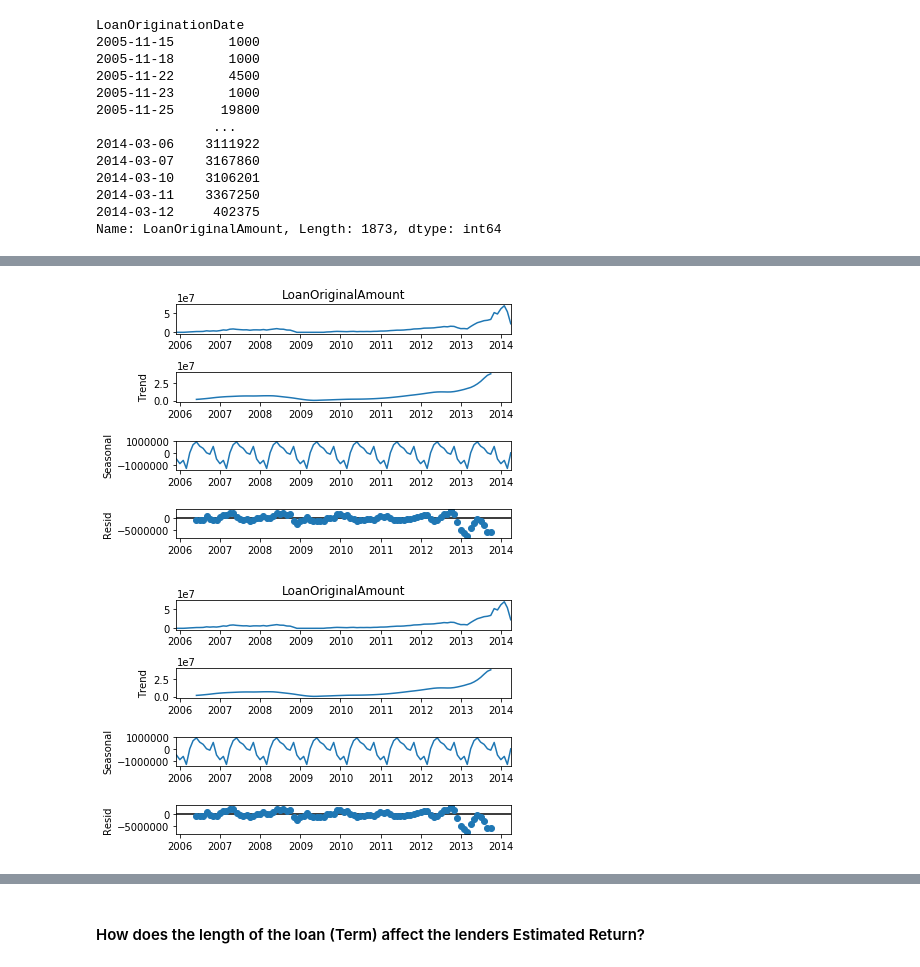
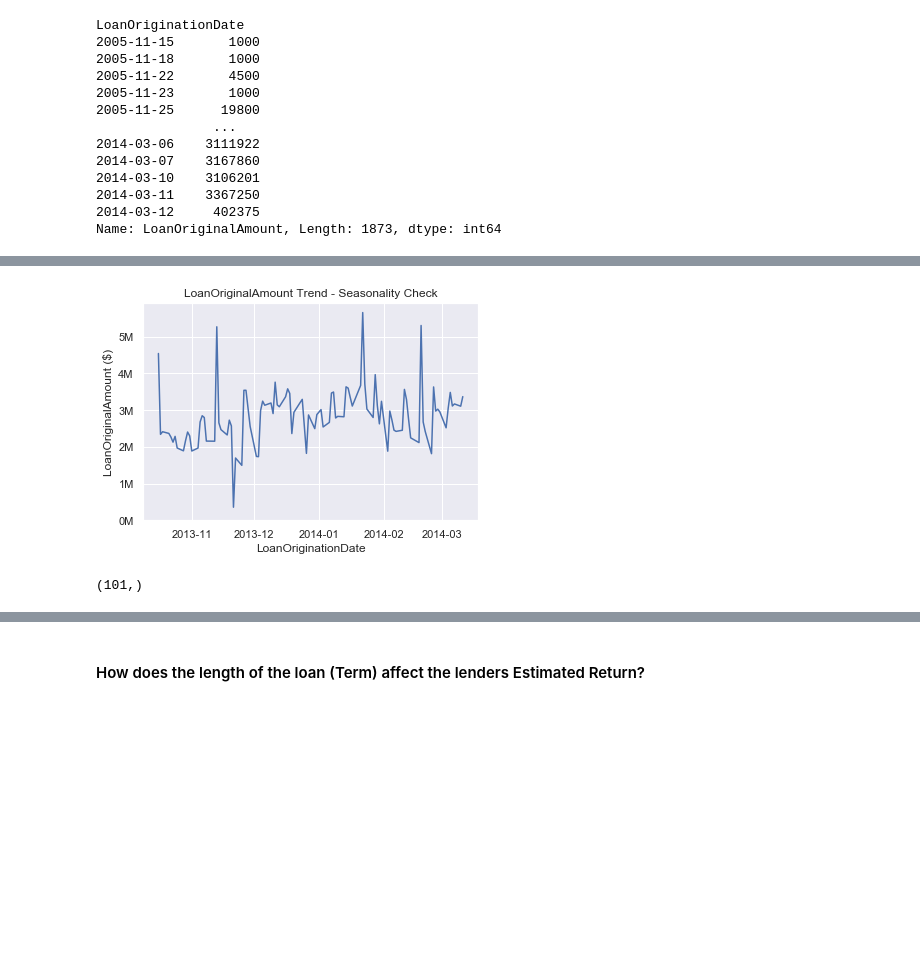
Before and after one commit to Jinning-beep/Udacity_data_analyst_projects, a Jupyter notebook: Project 5/exploratory_act.ipynb, the cells around one changed output, grey strips where cells are left out. Saved outputs shown, nothing was run; the diff lists cells and outputs as text; code cells hidden in the pictures; blank space fills up the shorter version.

```diff
--- a/Project 5/exploratory_act.ipynb
+++ b/Project 5/exploratory_act.ipynb
@@ -211,12 +216,19 @@ sub_df_agg.plot.line(x = 'LoanOriginationDate',y = sub_df_agg.values);
+# %%
+#check seasonality
+sns.lineplot(x = sub_df_agg[-100:-1].index,y = sub_df_agg[-100:-1].values,);
+sns.set()
+y_ticks = np.arange(0,6000000,1000000)
+y_labels = [str(int(i/1000000))+'M'for i in y_ticks]
+plt.yticks(y_ticks,y_labels)
+plt.ylabel('LoanOriginalAmount ($)')
+plt.title('LoanOriginalAmount Trend - Seasonality Check');
+# %% [output]
+[figure, added]
 # %%
 sub_df = df[['LoanOriginalAmount','LoanOriginationDate']]
 sub_df = sub_df.set_index('LoanOriginationDate')
 sub_df_agg = sub_df.groupby('LoanOriginationDate')['LoanOriginalAmount'].sum()
 y = sub_df_agg.resample('M').sum()
+y.shape
+# %% [output]
+(101,)
-# %%
-import statsmodels.api as sm
-decomposition = sm.tsa.seasonal_decompose(y, model='additive')
-decomposition.plot()
-# %% [output]
-[figure, removed]
-[figure, removed]
```
Also changed, not shown: parts of 39 cells of this notebook.
